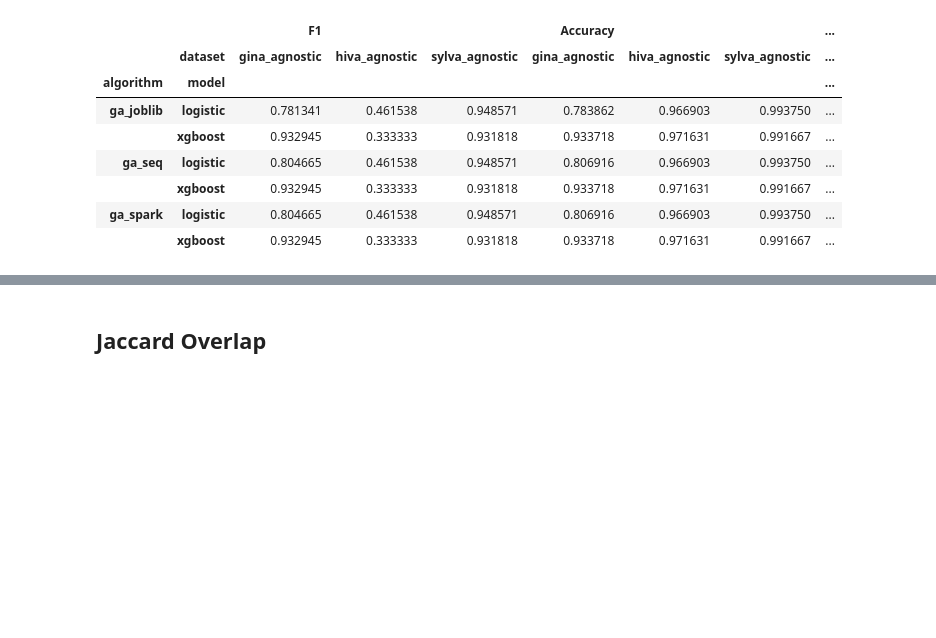
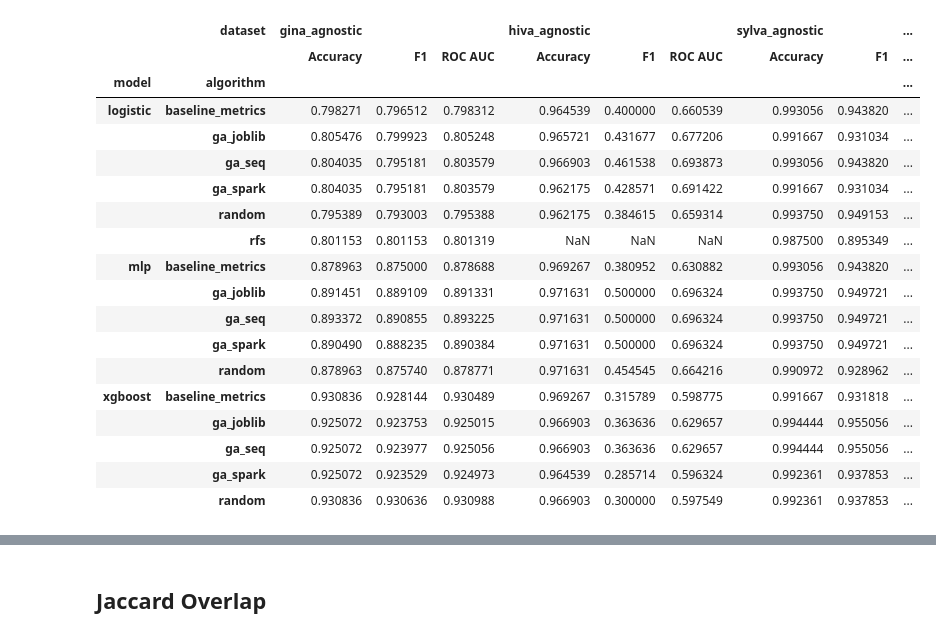
Before and after one commit to nishanthmarer/Genetic_Algorithm_Parallelize, a Jupyter notebook: Compile Results.ipynb, the cells around one changed output, grey strips where cells are left out. Saved outputs shown, nothing was run; the diff lists cells and outputs as text; code cells hidden in the pictures; blank space fills up the shorter version.

Commit message:
last update with random seeds before submission... random seeds make wworse

```diff
--- a/Compile Results.ipynb
+++ b/Compile Results.ipynb
@@ -10,6 +10,7 @@ from copy import deepcopy
 # %%
 results_folder = "results"
 df_experiment = pd.DataFrame()
+pd.set_option('display.max_columns', None)
 # %%
 print(f"{len(os.listdir(results_folder))} results")
 # %% [output]
@@ -17,6 +20,6 @@ print(f"{len(os.listdir(results_folder))} results")
 # %%
 for experiment_folder in os.listdir(results_folder):
-    experiment_files = os.listdir(os.path.join(results_folder,experiment_folder))
+    experiment_files = os.listdir(os.path.join(results_folder,experiment_folder))[::-1]
 
     if len(experiment_files) != 3:
         continue
@@ -24,8 +27,6 @@ for experiment_folder in os.listdir(results_folder):
     for file in experiment_files:
 
         read_file = os.path.join(results_folder,experiment_folder,file)
-
-
 
         if "config" in file:
             df_config =pd.read_csv(read_file)
@@ -36,6 +37,9 @@ for experiment_folder in os.listdir(results_folder):
         if "benchmark" in file:
             df_benchmark = pd.read_csv(read_file)
 
+            if (df_config.algorithm.item()=="ga_joblib") and (df_config.model.item()=="mlp"):
+                df_special = deepcopy(df_benchmark)
+
             avg_time = df_benchmark.Time.mean()
             avg_pop = df_benchmark.Avg.iloc[-1]
             best_pop = df_benchmark.Best.iloc[-1]
@@ -43,10 +47,15 @@ for experiment_folder in os.listdir(results_folder):
 
             df_benchmark = pd.DataFrame({"Time": [avg_time],"Avg":[avg_pop],"Worst":[worst_pop],"Best":[best_pop]})
 
+    if (df_config.dataset.item()=="hiva_agnostic") and (df_config.model.item()=="xgboost"):
+        print(df_config.algorithm.item())
+        print(eval(df_test["Best Chromosome"].item().replace(" ",",")))
+
     row = pd.concat((df_test,df_benchmark,df_config),axis=1)
 
     df_experiment = pd.concat((df_experiment,row))
 
+print(len(df_experiment))
 
 df_test = deepcopy(df_test)
 df_benchmark = deepcopy(df_benchmark)
@@ -65,7 +74,6 @@ for experiment_folder in os.listdir(results_folder):
             continue
 
         row = pd.concat((df_test,df_benchmark,df_config),axis=1)
-        print(row)
 
         df_experiment = pd.concat((df_experiment,row))
 
@@ -73,17 +142,27 @@ df_experiment = df_experiment.reset_index(drop=True)
 # %%
 df_metrics = df_experiment[df_experiment.backend_prefer=="processes"].reset_index(drop=True)
 # %%
-df_experiment.groupby(["model","algorithm","dataset"])[["F1","Accuracy","ROC AUC"]].mean(1).unstack(-1).unstack(0).stack()
+df_experiment.groupby(["model","algorithm","dataset"])[["F1","Accuracy","ROC AUC"]].mean(1).unstack(-1).stack(0).unstack()
 # %% [output]
-|  |  | F1 |  |  | Accuracy |  |  | ... |
-|  | dataset | gina_agnostic | hiva_agnostic | sylva_agnostic | gina_agnostic | hiva_agnostic | sylva_agnostic | ... |
-| algorithm | model |  |  |  |  |  |  | ... |
-| ga_joblib | logistic | 0.781341 | 0.461538 | 0.948571 | 0.783862 | 0.966903 | 0.993750 | ... |
-|  | xgboost | 0.932945 | 0.333333 | 0.931818 | 0.933718 | 0.971631 | 0.991667 | ... |
-| ga_seq | logistic | 0.804665 | 0.461538 | 0.948571 | 0.806916 | 0.966903 | 0.993750 | ... |
-|  | xgboost | 0.932945 | 0.333333 | 0.931818 | 0.933718 | 0.971631 | 0.991667 | ... |
-| ga_spark | logistic | 0.804665 | 0.461538 | 0.948571 | 0.806916 | 0.966903 | 0.993750 | ... |
-|  | xgboost | 0.932945 | 0.333333 | 0.931818 | 0.933718 | 0.971631 | 0.991667 | ... |
+|  | dataset | gina_agnostic |  |  | hiva_agnostic |  |  | sylva_agnostic |  | ... |
+|  |  | Accuracy | F1 | ROC AUC | Accuracy | F1 | ROC AUC | Accuracy | F1 | ... |
+| model | algorithm |  |  |  |  |  |  |  |  | ... |
+| logistic | baseline_metrics | 0.798271 | 0.796512 | 0.798312 | 0.964539 | 0.400000 | 0.660539 | 0.993056 | 0.943820 | ... |
+|  | ga_joblib | 0.805476 | 0.799923 | 0.805248 | 0.965721 | 0.431677 | 0.677206 | 0.991667 | 0.931034 | ... |
+|  | ga_seq | 0.804035 | 0.795181 | 0.803579 | 0.966903 | 0.461538 | 0.693873 | 0.993056 | 0.943820 | ... |
+|  | ga_spark | 0.804035 | 0.795181 | 0.803579 | 0.962175 | 0.428571 | 0.691422 | 0.991667 | 0.931034 | ... |
+|  | random | 0.795389 | 0.793003 | 0.795388 | 0.962175 | 0.384615 | 0.659314 | 0.993750 | 0.949153 | ... |
+|  | rfs | 0.801153 | 0.801153 | 0.801319 | NaN | NaN | NaN | 0.987500 | 0.895349 | ... |
+| mlp | baseline_metrics | 0.878963 | 0.875000 | 0.878688 | 0.969267 | 0.380952 | 0.630882 | 0.993056 | 0.943820 | ... |
+|  | ga_joblib | 0.891451 | 0.889109 | 0.891331 | 0.971631 | 0.500000 | 0.696324 | 0.993750 | 0.949721 | ... |
+|  | ga_seq | 0.893372 | 0.890855 | 0.893225 | 0.971631 | 0.500000 | 0.696324 | 0.993750 | 0.949721 | ... |
+|  | ga_spark | 0.890490 | 0.888235 | 0.890384 | 0.971631 | 0.500000 | 0.696324 | 0.993750 | 0.949721 | ... |
+|  | random | 0.878963 | 0.875740 | 0.878771 | 0.971631 | 0.454545 | 0.664216 | 0.990972 | 0.928962 | ... |
+| xgboost | baseline_metrics | 0.930836 | 0.928144 | 0.930489 | 0.969267 | 0.315789 | 0.598775 | 0.991667 | 0.931818 | ... |
+|  | ga_joblib | 0.925072 | 0.923753 | 0.925015 | 0.966903 | 0.363636 | 0.629657 | 0.994444 | 0.955056 | ... |
+|  | ga_seq | 0.925072 | 0.923977 | 0.925056 | 0.966903 | 0.363636 | 0.629657 | 0.994444 | 0.955056 | ... |
+|  | ga_spark | 0.925072 | 0.923529 | 0.924973 | 0.964539 | 0.285714 | 0.596324 | 0.992361 | 0.937853 | ... |
+|  | random | 0.930836 | 0.930636 | 0.930988 | 0.966903 | 0.300000 | 0.597549 | 0.992361 | 0.937853 | ... |
 # %%
 # # FOLDER REMOVING SCRIPT, SKIP IT #
 
```
Also changed, not shown: parts of 15 cells of this notebook, 1 other file.
